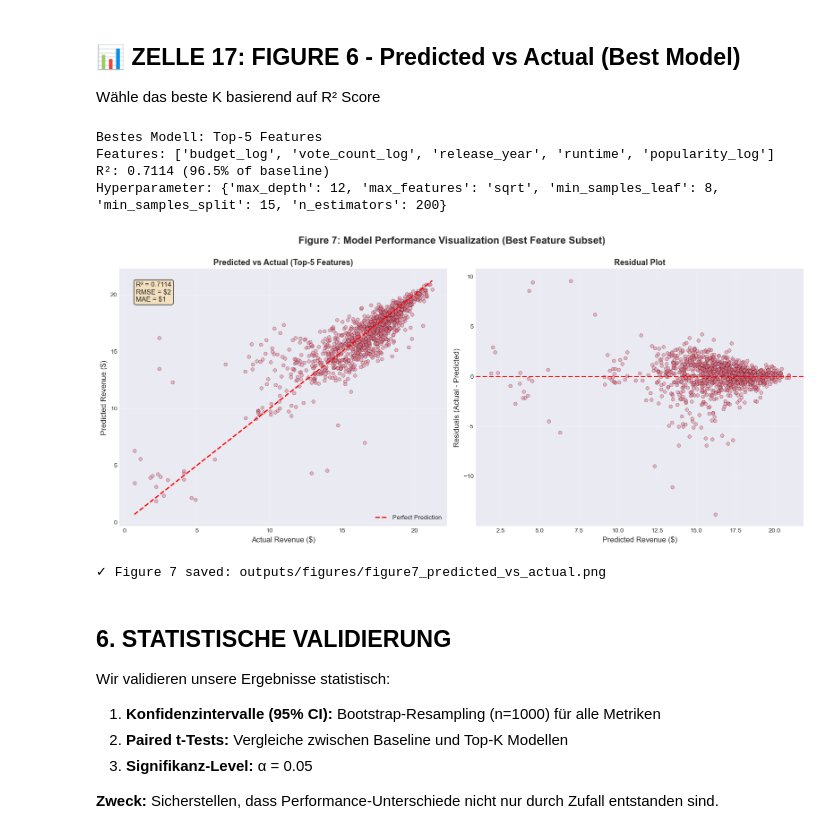
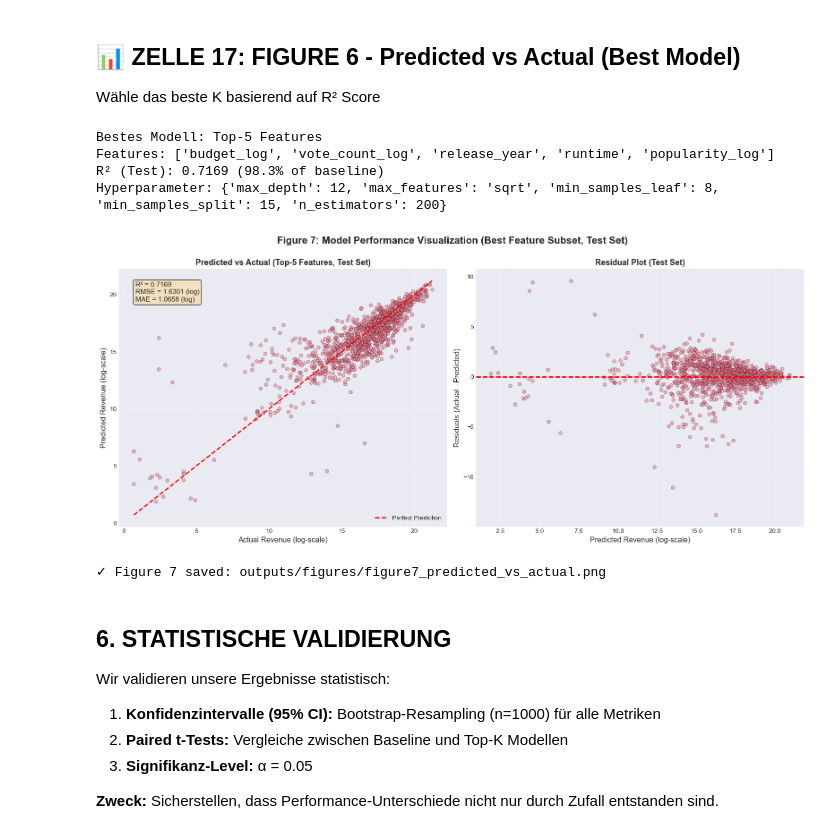
Before and after one commit to AnoukHecht/KDT_Paper_2, a Jupyter notebook: Week5_Ablation_Study_26_Features.ipynb, the cells around one changed output. Saved outputs shown, nothing was run; the diff lists cells and outputs as text; code cells hidden in the pictures.

```diff
--- a/Week5_Ablation_Study_26_Features.ipynb
+++ b/Week5_Ablation_Study_26_Features.ipynb
@@ -1939,14 +2009,14 @@ print("✓ Figure 5 saved: outputs/figures/figure5_topk_performance.png")
 Wähle das beste K basierend auf R² Score
 # %%
 # Bestes K wählen (höchster R² bei niedrigerem K)
-# Kriterium: Mind. 95% der Baseline mit möglichst wenigen Features
-best_row = topk_df[topk_df['pct_of_baseline'] >= 95].iloc[0]
+# Kriterium: Mind. 95% der Baseline mit möglichst wenigen Features (basierend auf TEST-SET)
+best_row = topk_df[topk_df['pct_of_baseline_test'] >= 95].iloc[0]
 best_k = int(best_row['k'])
 best_features = features_sorted[:best_k]
 
 print(f"Bestes Modell: Top-{best_k} Features")
 print(f"Features: {best_features}")
-print(f"R²: {best_row['r2_val']:.4f} ({best_row['pct_of_baseline']:.1f}% of baseline)")
+print(f"R² (Test): {best_row['r2_test']:.4f} ({best_row['pct_of_baseline_test']:.1f}% of baseline)")
 print(f"Hyperparameter: {BEST_PARAMS}")
 
 # Modell mit besten Features trainieren (optimierte Hyperparameter!)
@@ -1963,47 +2033,47 @@ model_best = RandomForestRegressor(
 model_best.fit(X_train_best, y_train)
 y_pred_best = model_best.predict(X_test_best)
 
-# FIGURE 7: Predicted vs Actual
+# FIGURE 7: Predicted vs Actual (TEST-SET)
 fig, axes = plt.subplots(1, 2, figsize=(16, 7))
 
 # Plot 1: Scatter Plot
 axes[0].scatter(y_test, y_pred_best, alpha=0.5, s=30, edgecolors='k', linewidth=0.5)
 axes[0].plot([y_test.min(), y_test.max()], [y_test.min(), y_test.max()],
              'r--', lw=2, label='Perfect Prediction')
-axes[0].set_xlabel('Actual Revenue ($)', fontsize=12)
-axes[0].set_ylabel('Predicted Revenue ($)', fontsize=12)
-axes[0].set_title(f'Predicted vs Actual (Top-{best_k} Features)', fontsize=13, fontweight='bold')
+axes[0].set_xlabel('Actual Revenue (log-scale)', fontsize=12)
+axes[0].set_ylabel('Predicted Revenue (log-scale)', fontsize=12)
+axes[0].set_title(f'Predicted vs Actual (Top-{best_k} Features, Test Set)', fontsize=13, fontweight='bold')
 axes[0].legend()
 axes[0].grid(True, alpha=0.3)
 
 # Text-Box mit Metriken
-textstr = f"R² = {best_row['r2_val']:.4f}\nRMSE = ${best_row['rmse_val']:,.0f}\nMAE = ${best_row['mae_val']:,.0f}"
+textstr = f"R² = {best_row['r2_test']:.4f}\nRMSE = {best_row['rmse_test']:.4f} (log)\nMAE = {best_row['mae_test']:.4f} (log)"
 axes[0].text(0.05, 0.95, textstr, transform=axes[0].transAxes,
              verticalalignment='top', bbox=dict(boxstyle='round', facecolor='wheat', alpha=0.8),
              fontsize=11)
 
 # Plot 2: Residual Plot
 residuals = y_test - y_pred_best
 axes[1].scatter(y_pred_best, residuals, alpha=0.5, s=30, edgecolors='k', linewidth=0.5)
 axes[1].axhline(0, color='red', linestyle='--', lw=2)
-axes[1].set_xlabel('Predicted Revenue ($)', fontsize=12)
+axes[1].set_xlabel('Predicted Revenue (log-scale)', fontsize=12)
 axes[1].set_ylabel('Residuals (Actual - Predicted)', fontsize=12)
-axes[1].set_title('Residual Plot', fontsize=13, fontweight='bold')
+axes[1].set_title('Residual Plot (Test Set)', fontsize=13, fontweight='bold')
 axes[1].grid(True, alpha=0.3)
 
-plt.suptitle('Figure 7: Model Performance Visualization (Best Feature Subset)',
+plt.suptitle('Figure 7: Model Performance Visualization (Best Feature Subset, Test Set)',
              fontsize=16, fontweight='bold', y=1.00)
 plt.tight_layout()
 plt.savefig('outputs/figures/figure7_predicted_vs_actual.png', dpi=150, bbox_inches='tight')
 plt.show()
 
 print("\n✓ Figure 7 saved: outputs/figures/figure7_predicted_vs_actual.png")
 # %% [output]
 Bestes Modell: Top-5 Features
 Features: ['budget_log', 'vote_count_log', 'release_year', 'runtime', 'popularity_log']
-R²: 0.7114 (96.5% of baseline)
+R² (Test): 0.7169 (98.3% of baseline)
 Hyperparameter: {'max_depth': 12, 'max_features': 'sqrt', 'min_samples_leaf': 8, 'min_samples_split': 15, 'n_estimators': 200}
-[figure, old version]
+[figure, new version]
 ✓ Figure 7 saved: outputs/figures/figure7_predicted_vs_actual.png
 # %% [markdown]
 ## 6. STATISTISCHE VALIDIERUNG
```
Also changed, not shown: parts of 17 cells of this notebook, 18 other files.
